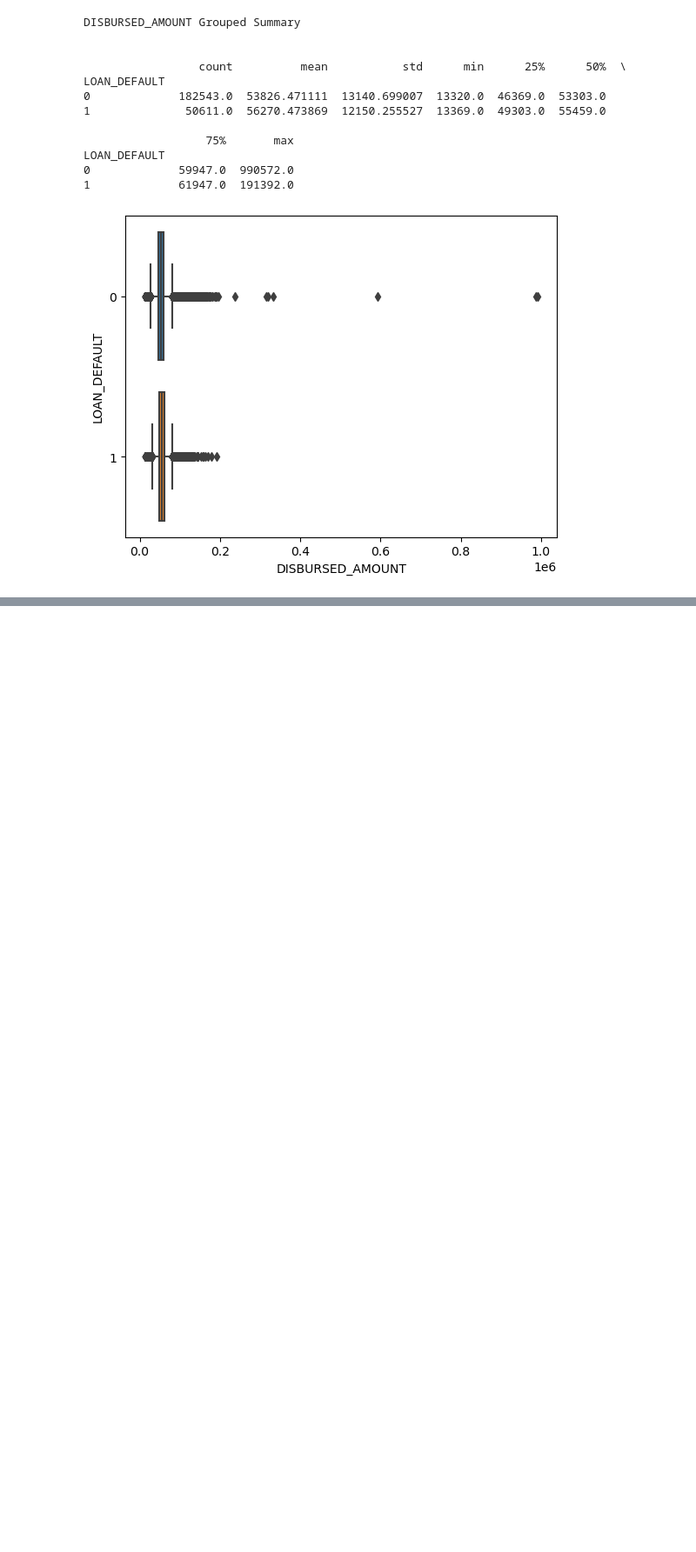
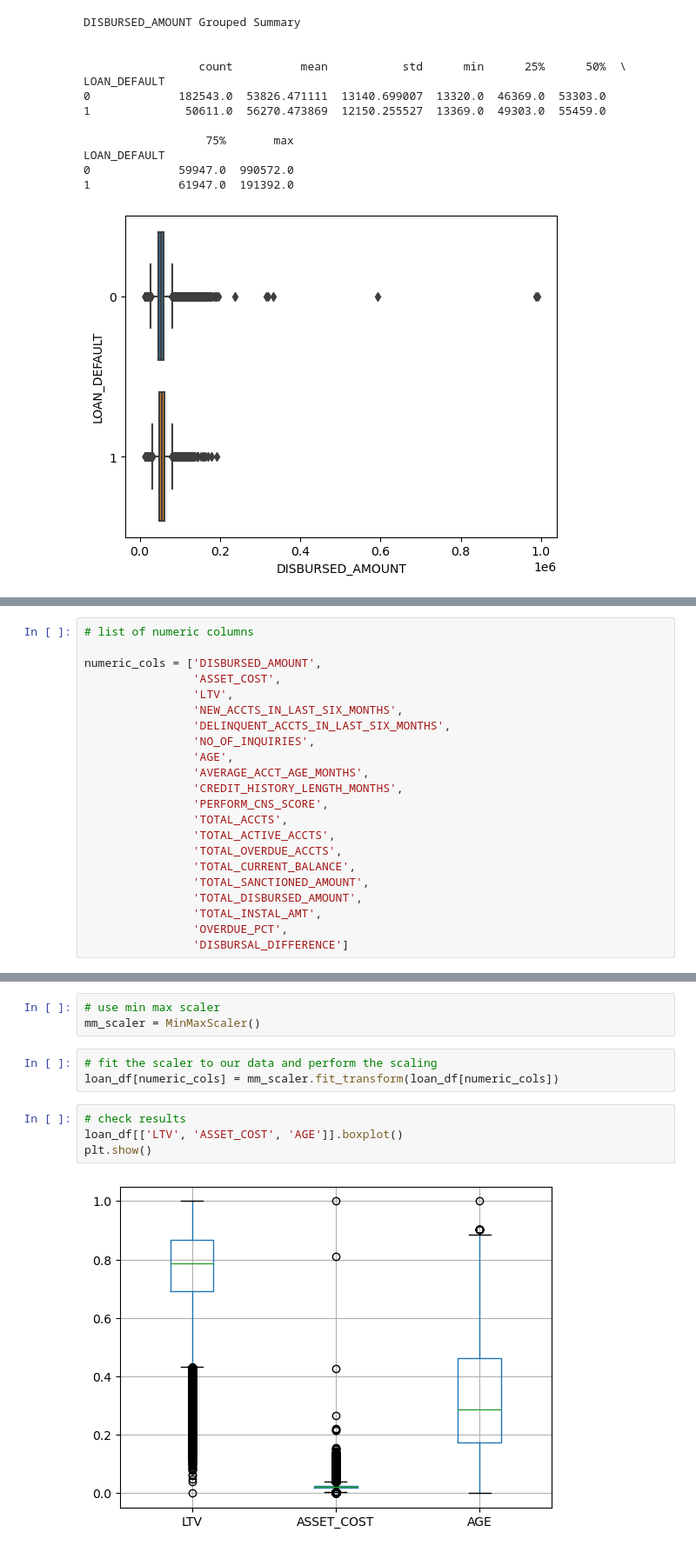
Before and after one commit to samiralikperov/python-portfolio, a Jupyter notebook: CFI/Loan Default Prediction with ML.ipynb, the cells around one changed output, grey strips where cells are left out. Shown at 87% size. Saved outputs shown, nothing was run; the diff lists cells and outputs as text; blank space fills up the shorter version.

```diff
--- a/CFI/Loan Default Prediction with ML.ipynb
+++ b/CFI/Loan Default Prediction with ML.ipynb
@@ -613,0 +787,22 @@ LOAN_DEFAULT
+# %%
+# list of numeric columns
+
+numeric_cols = ['DISBURSED_AMOUNT',
+                'ASSET_COST',
+                'LTV',
+                'NEW_ACCTS_IN_LAST_SIX_MONTHS',
+                'DELINQUENT_ACCTS_IN_LAST_SIX_MONTHS',
+                'NO_OF_INQUIRIES',
+                'AGE',
+                'AVERAGE_ACCT_AGE_MONTHS',
+                'CREDIT_HISTORY_LENGTH_MONTHS',
+                'PERFORM_CNS_SCORE',
+                'TOTAL_ACCTS',
+                'TOTAL_ACTIVE_ACCTS',
+                'TOTAL_OVERDUE_ACCTS',
+                'TOTAL_CURRENT_BALANCE',
+                'TOTAL_SANCTIONED_AMOUNT',
+                'TOTAL_DISBURSED_AMOUNT',
+                'TOTAL_INSTAL_AMT',
+                'OVERDUE_PCT',
+                'DISBURSAL_DIFFERENCE']
@@ -613,0 +816,12 @@ LOAN_DEFAULT
+# %%
+# use min max scaler
+mm_scaler = MinMaxScaler()
+# %%
+# fit the scaler to our data and perform the scaling
+loan_df[numeric_cols] = mm_scaler.fit_transform(loan_df[numeric_cols])
+# %%
+# check results
+loan_df[['LTV', 'ASSET_COST', 'AGE']].boxplot()
+plt.show()
+# %% [output]
+[figure, added]
```
Also changed, not shown: parts of 148 cells of this notebook.
